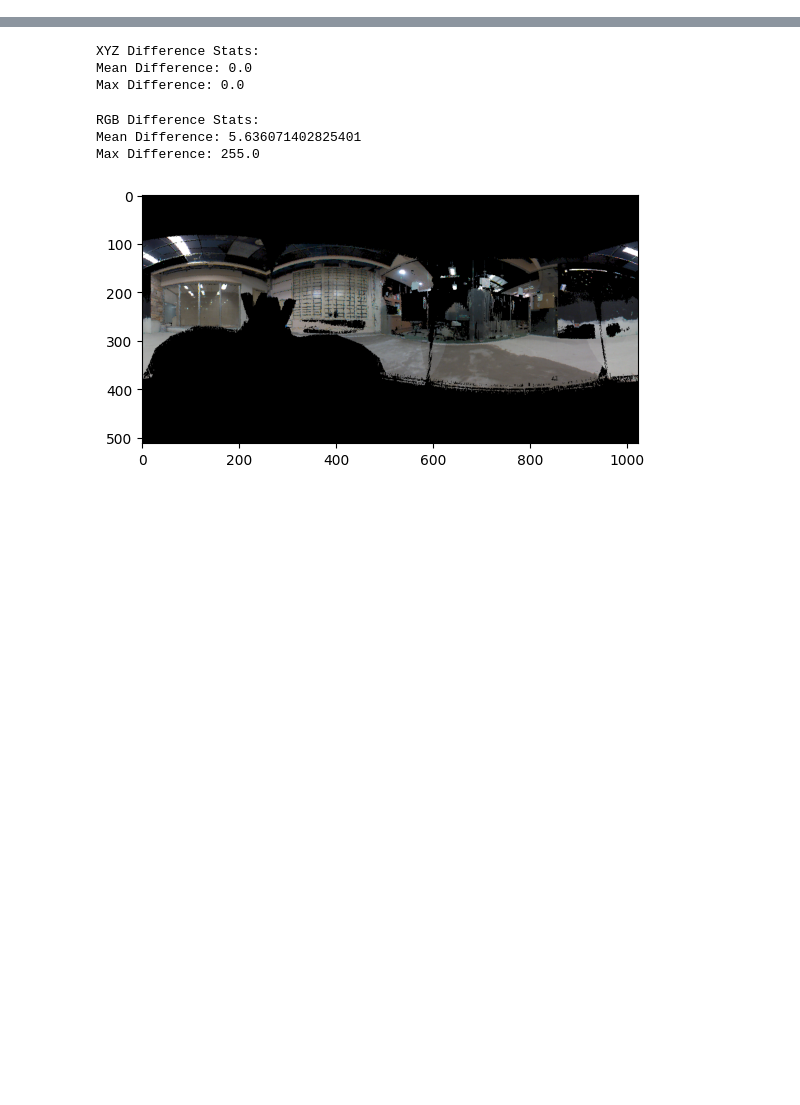
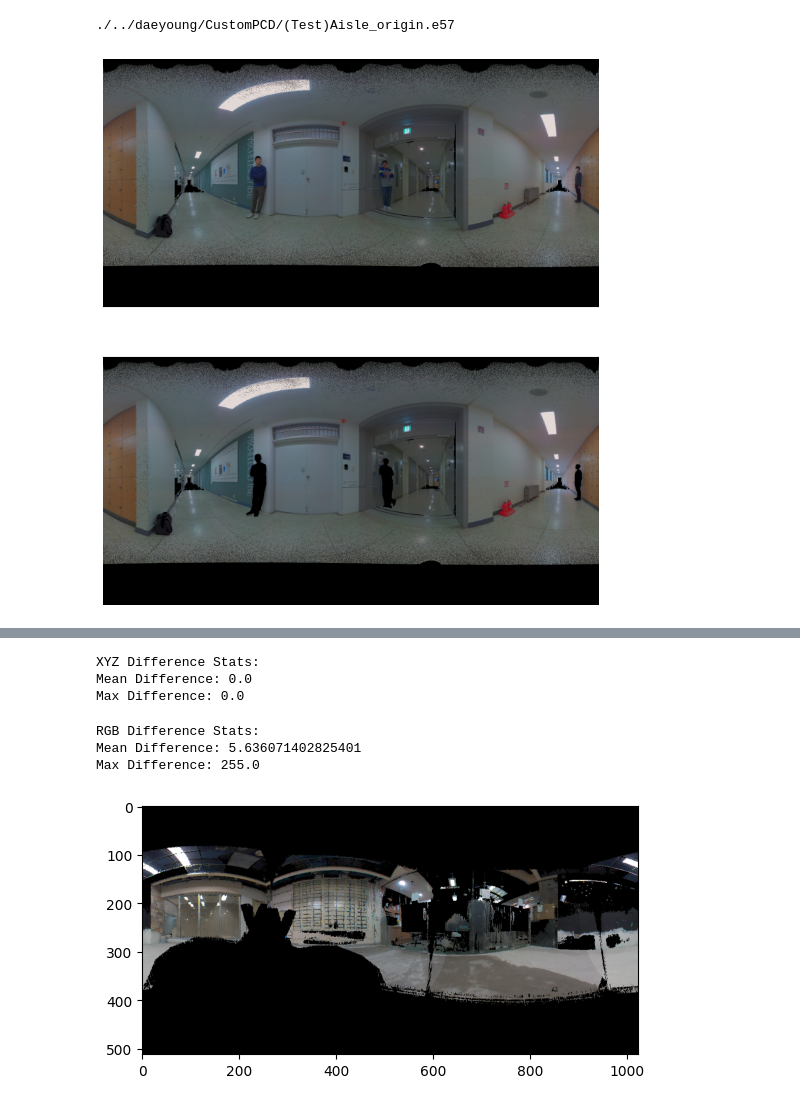
Before and after one commit to daeday/PCD_Denoise, a Jupyter notebook: test_RGB2PCD.ipynb, the cells around one changed output, grey strips where cells are left out. Cells and saved outputs as stored; diff of their text form; code cells hidden in the pictures; blank space fills up the shorter version.

Commit message:
Test_codes

```diff
--- a/test_RGB2PCD.ipynb
+++ b/test_RGB2PCD.ipynb
@@ -10,0 +14,38 @@ from PCDprocessing.img2pcd import project_ERP_to_PCD
+# %%
+args = argparse.Namespace(
+    model='BEiT_ADE',
+    pcd_path='./../daeyoung/CustomPCD/(Test)Aisle_origin.e57',
+    img_width=1800,
+    img_height=900,
+    )
+args2 = argparse.Namespace(
+    model='BEiT_ADE',
+    pcd_path='./../daeyoung/CustomPCD/(Test)Aisle_cleaned.e57',
+    img_width=1800,
+    img_height=900,
+    )
+# args = load_config_as_args('../config.json')
+print(args.pcd_path)
+# %% [output]
+./../daeyoung/CustomPCD/(Test)Aisle_origin.e57
+# %%
+# pcd = e57.read_points(args.pcd_path)
+prj_im = project_PCD2ERP(args)
+cv2.imwrite("./../daeyoung/CustomPCD/imgs/aisle_origin.png", prj_im)
+
+# pcd2 = e57.read_points(args2.pcd_path)
+prj_im2 = project_PCD2ERP(args2)
+cv2.imwrite("./../daeyoung/CustomPCD/imgs/aisle_cleaned.png", prj_im2)
+
+plt.figure(figsize=(10,10))
+plt.subplot(211)
+plt.imshow(prj_im)
+plt.axis('off')
+
+plt.subplot(212)
+plt.imshow(prj_im2)
+plt.axis('off')
+
+plt.show()
+# %% [output]
+[figure, added]
```
Also changed, not shown: parts of 5 cells of this notebook, 2 other files.
